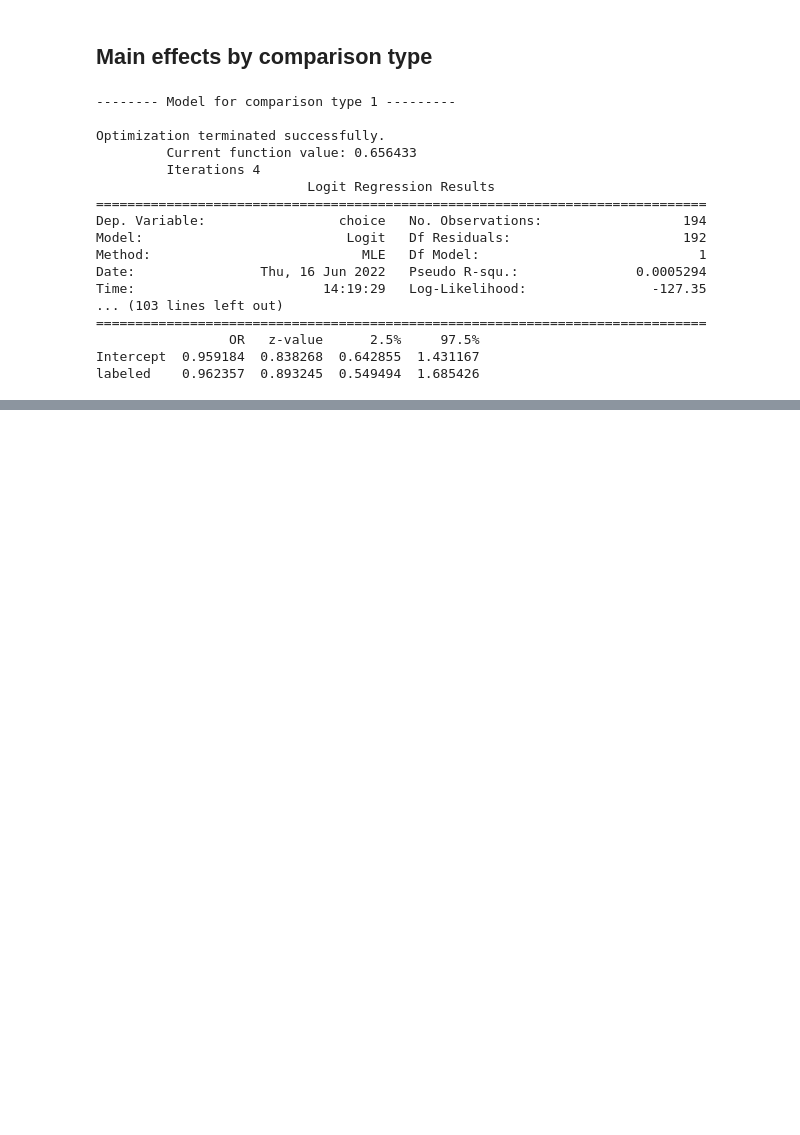
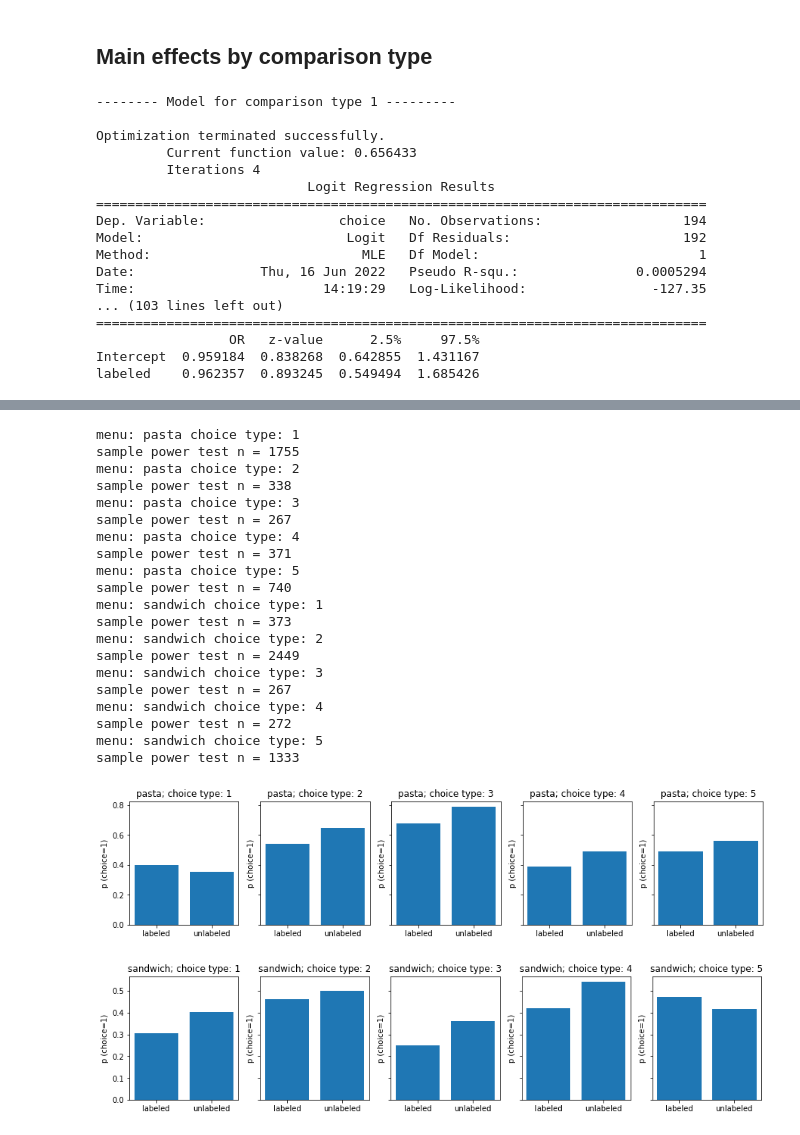
Before and after one commit to aberke/ff, a Jupyter notebook: data-analysis/online-survey-v0-probe.ipynb, the cells around one changed output, grey strips where cells are left out. Saved outputs shown, nothing was run; the diff lists cells and outputs as text; code cells hidden in the pictures; blank space fills up the shorter version.

```diff
--- a/data-analysis/online-survey-v0-probe.ipynb
+++ b/data-analysis/online-survey-v0-probe.ipynb
@@ -294,0 +422,35 @@ labeled    0.962357  0.893245  0.549494  1.685426
+# %%
+for menu in ['pasta', 'sandwich']:
+    choice_types = choices_df.choice_type.unique()
+    fig, ax = plt.subplots(1, len(choice_types), figsize=(3*len(choice_types),3), sharey=True)
+    for i, choice_type in enumerate(choice_types):
+        c_df = choices_df[(choices_df.menu == menu) & (choices_df.choice_type == choice_type)]
+        print('menu: %s choice type: %s' % (menu, choice_type))
+        (n, p_labeled, p_unlabeled) = get_sample_n(c_df, choice_type)
+        print('sample power test n = %s' % n)
+        ax[i].set_ylabel('p (choice=1)')
+        ax[i].set_title('%s; choice type: %s' % (menu,choice_type))
+        ax[i].bar(['labeled','unlabeled'], [p_labeled,p_unlabeled])
+# %% [output]
+menu: pasta choice type: 1
+sample power test n = 1755
+menu: pasta choice type: 2
+sample power test n = 338
+menu: pasta choice type: 3
+sample power test n = 267
+menu: pasta choice type: 4
+sample power test n = 371
+menu: pasta choice type: 5
+sample power test n = 740
+menu: sandwich choice type: 1
+sample power test n = 373
+menu: sandwich choice type: 2
+sample power test n = 2449
+menu: sandwich choice type: 3
+sample power test n = 267
+menu: sandwich choice type: 4
+sample power test n = 272
+menu: sandwich choice type: 5
+sample power test n = 1333
+[figure, added]
+[figure, added]
```
Also changed, not shown: parts of 15 cells of this notebook.
